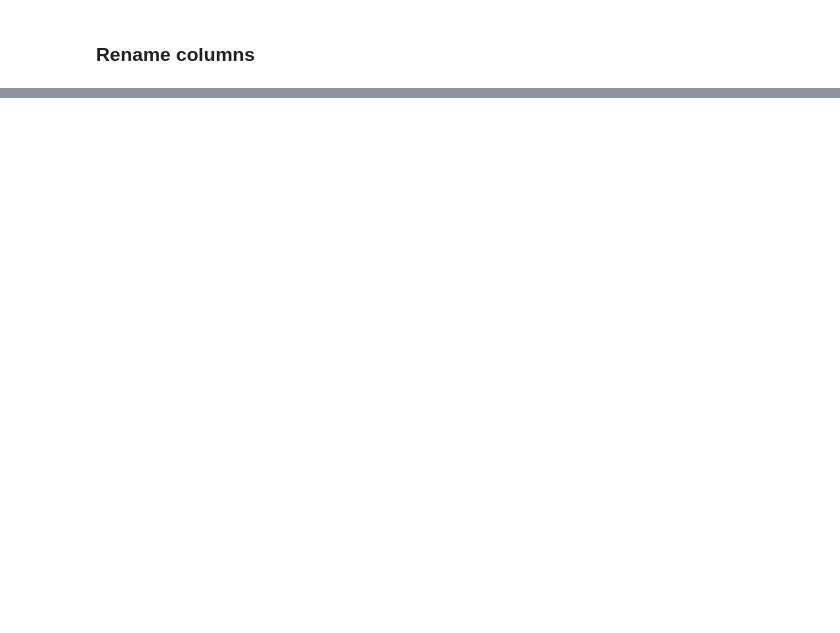
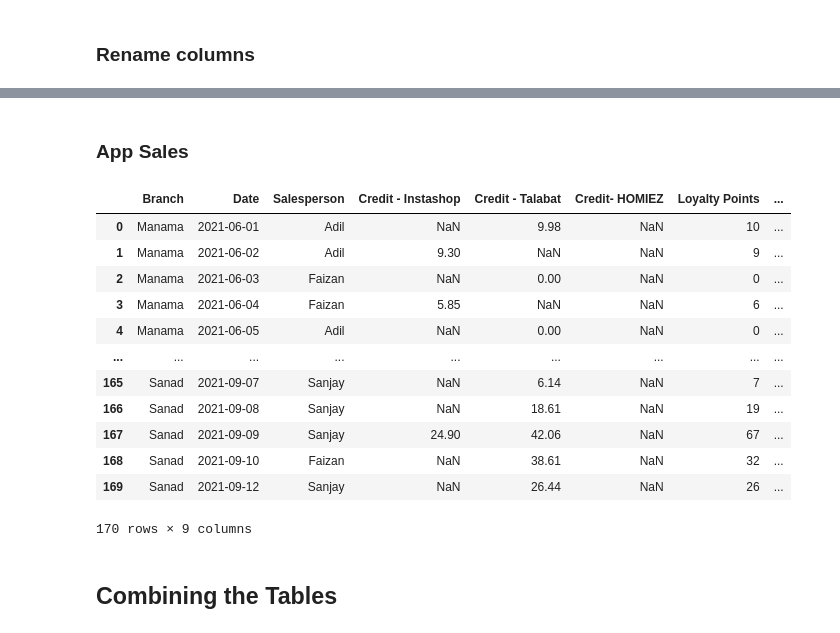
Before and after one commit to itpetarabia/reports, a Jupyter notebook: pos-sales.ipynb, the cells around one changed output, grey strips where cells are left out. Saved outputs shown, nothing was run; the diff lists cells and outputs as text; code cells hidden in the pictures; blank space fills up the shorter version.

```diff
--- a/pos-sales.ipynb
+++ b/pos-sales.ipynb
@@ -269,2 +254,0 @@ order_totals
-# %%
-order_totals=
@@ -273,11 +254,0 @@ order_totals=
-# %%
-def get_pivot_table(df, columns, values, indices):
-    grp = df[indices + [columns, values]].groupby(indices + [columns]).sum()
-    grp = grp.reset_index()
-
-    piv_table = pd.pivot(grp, index=indices, columns = columns,values=values)
-    return piv_table.reset_index()
-
-def get_sumgroupby(df, agg_cols, indices):
-
-    return df[indices+agg_cols].groupby(indices).sum().reset_index()
@@ -409,0 +259,17 @@ AA
+# %%
+# Separate App Order from the rest
+app_order_indices = order_totals['SaleType'].map(lambda typ: typ not in ['Product', 'Grooming'])
+app_orders = order_totals[app_order_indices].copy()
+
+
+
+# Shop Orders - > Product + Grooming
+shop_orders = order_totals[~app_order_indices].copy()
+product_orders = shop_orders[shop_orders['SaleType'] == 'Product'].copy()
+groom_orders = shop_orders[shop_orders['SaleType'] == 'Grooming'].copy()
+
+product_orders.drop('SaleType', inplace=True, axis=1)
+groom_orders.drop('SaleType', inplace=True, axis=1)
+app_orders.drop('SaleType', inplace=True, axis=1)
+
+product_orders.shape[0] + app_orders.shape[0] + groom_orders.shape[0]
@@ -409,0 +291,8 @@ AA
+# %%
+def get_pivot_table(df, columns, values, indices):
+    agg_cols = ['Loyalty Points', 'TotalDiscount', 'Total']
+    agg_part = df[indices+agg_cols].groupby(indices).sum().reset_index()
+    pivot_table = pd.pivot(df, index=indices, columns=columns,
+                           values=values).reset_index()
+    # Merge Them
+    return pd.merge(pivot_table,agg_part,how='inner',on=indices)
@@ -409,0 +362,21 @@ AA
+# %% [markdown]
+### App Sales
+# %%
+app_table = get_pivot_table(app_orders, ['PaymentType'], 'Total', indices)
+app_table
+# %% [output]
+|  | Branch | Date | Salesperson | Credit - Instashop | Credit - Talabat | Credit- HOMIEZ | Loyalty Points | ... |
+| 0 | Manama | 2021-06-01 | Adil | NaN | 9.98 | NaN | 10 | ... |
+| 1 | Manama | 2021-06-02 | Adil | 9.30 | NaN | NaN | 9 | ... |
+| 2 | Manama | 2021-06-03 | Faizan | NaN | 0.00 | NaN | 0 | ... |
+| 3 | Manama | 2021-06-04 | Faizan | 5.85 | NaN | NaN | 6 | ... |
+| 4 | Manama | 2021-06-05 | Adil | NaN | 0.00 | NaN | 0 | ... |
+| ... | ... | ... | ... | ... | ... | ... | ... | ... |
+| 165 | Sanad | 2021-09-07 | Sanjay | NaN | 6.14 | NaN | 7 | ... |
+| 166 | Sanad | 2021-09-08 | Sanjay | NaN | 18.61 | NaN | 19 | ... |
+| 167 | Sanad | 2021-09-09 | Sanjay | 24.90 | 42.06 | NaN | 67 | ... |
+| 168 | Sanad | 2021-09-10 | Faizan | NaN | 38.61 | NaN | 32 | ... |
+| 169 | Sanad | 2021-09-12 | Sanjay | NaN | 26.44 | NaN | 26 | ... |
+170 rows × 9 columns
+# %% [markdown]
+## Combining the Tables
```
Also changed, not shown: parts of 43 cells of this notebook.
